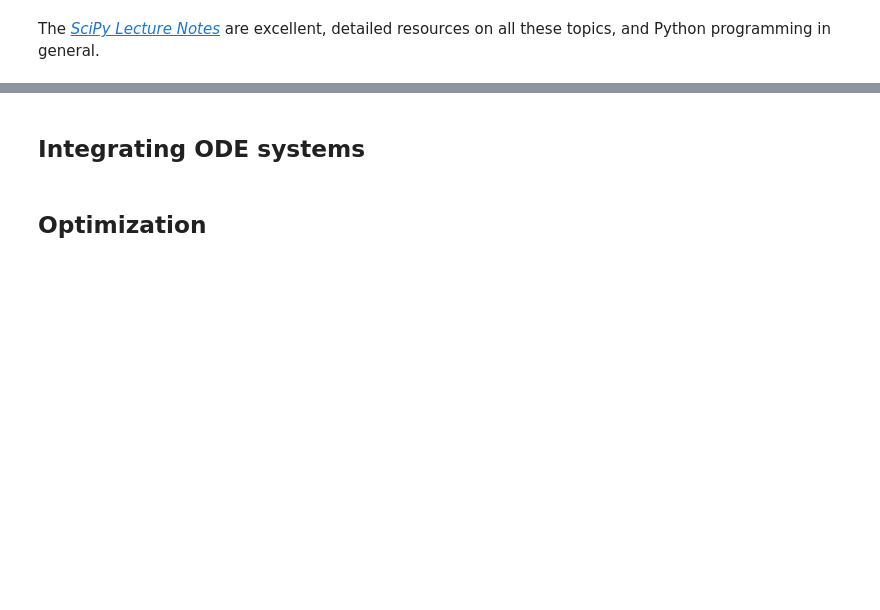
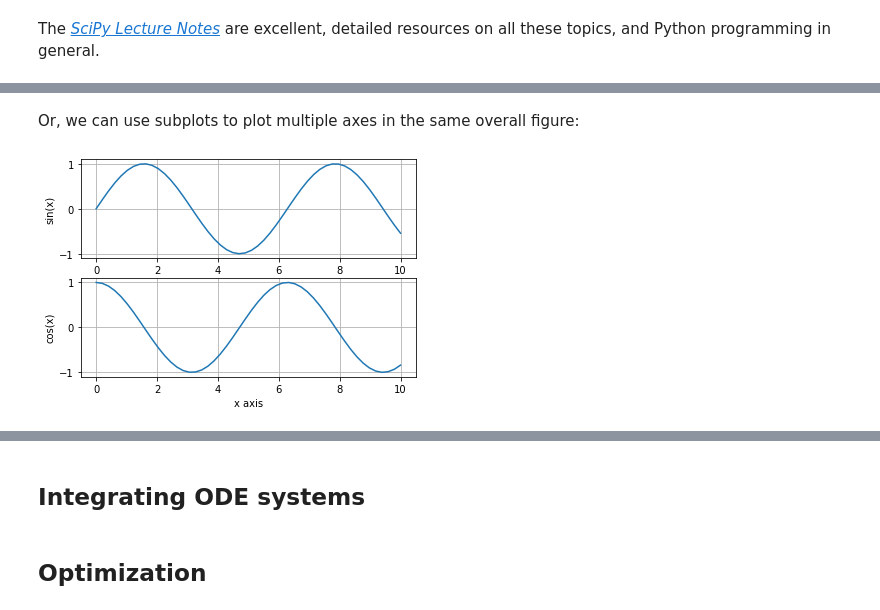
Before and after one commit to kyleniemeyer/computational-thermo, a Jupyter notebook: content/using-scipy.ipynb, the cells around one changed output, grey strips where cells are left out. Cells and saved outputs as stored; diff of their text form; code cells hidden in the pictures; blank space fills up the shorter version.

```diff
--- a/content/using-scipy.ipynb
+++ b/content/using-scipy.ipynb
@@ -19,0 +60,18 @@ The [*SciPy Lecture Notes*](https://scipy-lectures.org) are excellent, detailed
+# %% [markdown]
+Or, we can use subplots to plot multiple axes in the same overall figure:
+# %%
+# 2 rows, 1 column
+fig, axes = plt.subplots(2, 1)
+
+axes[0].plot(x, y, label='sin(x)')
+axes[0].set_ylabel('sin(x)')
+axes[0].grid(True)
+
+axes[1].plot(x, np.cos(x), label='cos(x)')
+axes[1].set_xlabel('x axis')
+axes[1].set_ylabel('cos(x)')
+axes[1].grid(True)
+
+plt.show()
+# %% [output]
+[figure, added]
```
Also changed, not shown: parts of 14 cells of this notebook, 7 other files.
